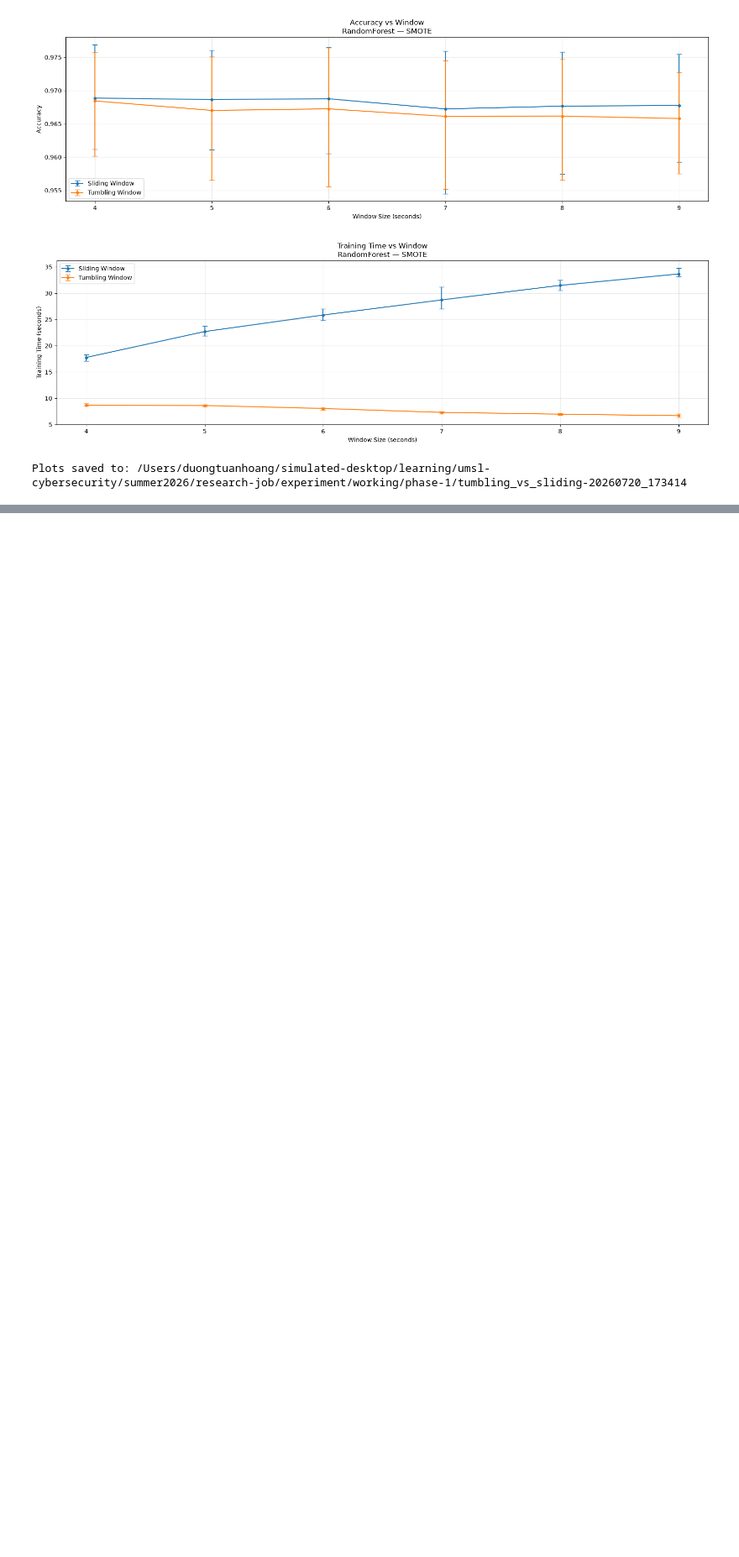
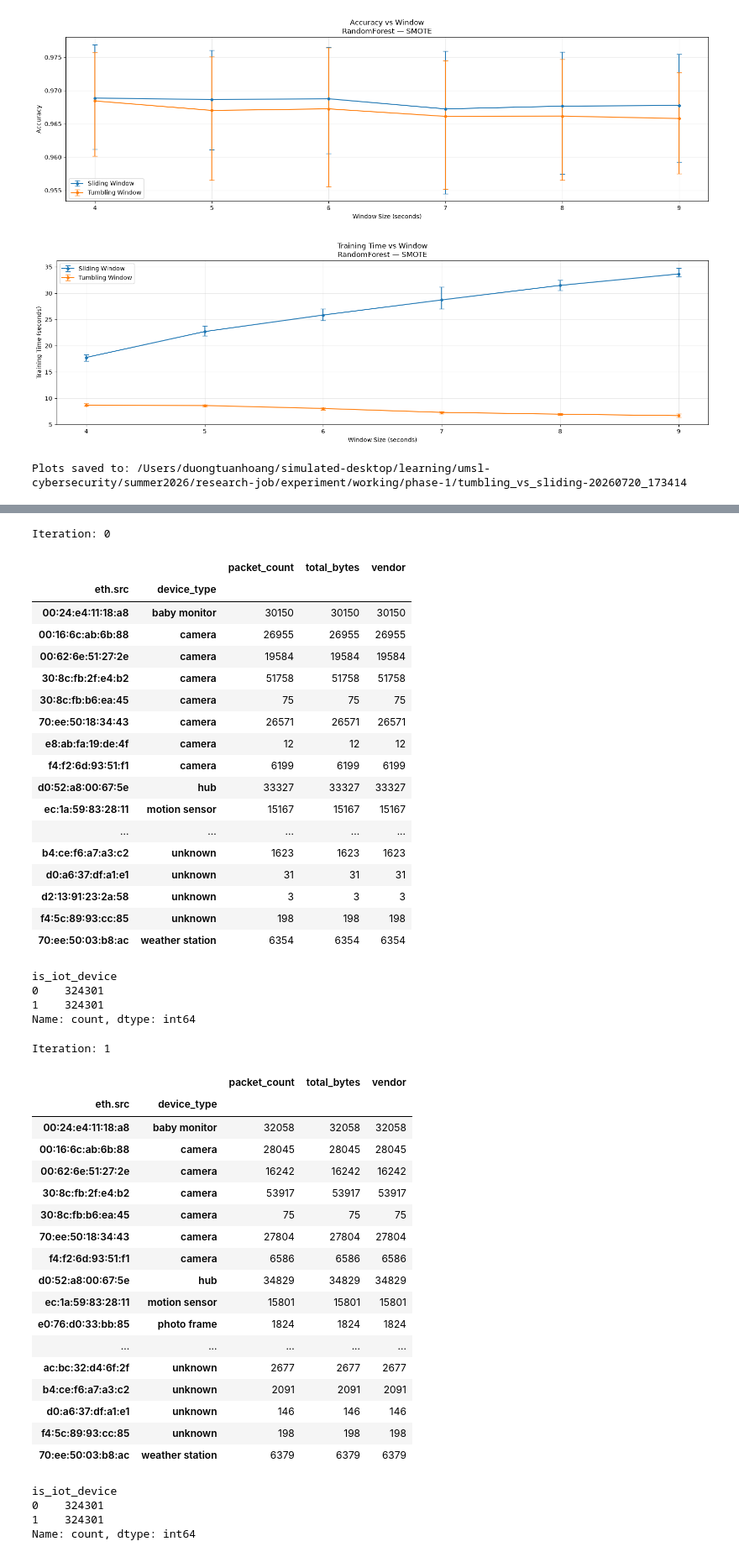
Before and after one commit to dtuan2604/NetSysResearch, a Jupyter notebook: experiment/working/phase-1/notebook.ipynb, the cells around one changed output, grey strips where cells are left out. Shown at 84% size. Drawn from its saved outputs; the diff is of its cells as text; code cells hidden in the pictures; blank space fills up the shorter version.

```diff
--- a/experiment/working/phase-1/notebook.ipynb
+++ b/experiment/working/phase-1/notebook.ipynb
@@ -931,0 +1001,60 @@ for file in csv_files_2:
+# %%
+training_and_validation_set = []
+for iteration, (train_indices, val_indices) in enumerate(stratifiedKFold.split(X=X, y=y)):
+    X_train, y_train = X.iloc[train_indices].reset_index(drop=True), y.iloc[train_indices].reset_index(drop=True)
+    X_val, y_val = X.iloc[val_indices].reset_index(drop=True), y.iloc[val_indices].reset_index(drop=True)
+    sampler = create_under_sampler()
+
+    X_sample, y_sample = sampler.fit_resample(X_train, y_train)
+    print(f"Iteration: {iteration}")
+    display(X_sample.groupby(["eth.src", "device_type"]).count().sort_values(by="device_type"))
+    display(y_sample.value_counts())
+
+    training_and_validation_set.append((X_sample, y_sample, X_val, y_val))
+# %% [output]
+Iteration: 0
+|  |  | packet_count | total_bytes | vendor |
+| eth.src | device_type |  |  |  |
+| 00:24:e4:11:18:a8 | baby monitor | 30150 | 30150 | 30150 |
+| 00:16:6c:ab:6b:88 | camera | 26955 | 26955 | 26955 |
+| 00:62:6e:51:27:2e | camera | 19584 | 19584 | 19584 |
+| 30:8c:fb:2f:e4:b2 | camera | 51758 | 51758 | 51758 |
+| 30:8c:fb:b6:ea:45 | camera | 75 | 75 | 75 |
+| 70:ee:50:18:34:43 | camera | 26571 | 26571 | 26571 |
+| e8:ab:fa:19:de:4f | camera | 12 | 12 | 12 |
+| f4:f2:6d:93:51:f1 | camera | 6199 | 6199 | 6199 |
+| d0:52:a8:00:67:5e | hub | 33327 | 33327 | 33327 |
+| ec:1a:59:83:28:11 | motion sensor | 15167 | 15167 | 15167 |
+| ... | ... | ... | ... | ... |
+| b4:ce:f6:a7:a3:c2 | unknown | 1623 | 1623 | 1623 |
+| d0:a6:37:df:a1:e1 | unknown | 31 | 31 | 31 |
+| d2:13:91:23:2a:58 | unknown | 3 | 3 | 3 |
+| f4:5c:89:93:cc:85 | unknown | 198 | 198 | 198 |
+| 70:ee:50:03:b8:ac | weather station | 6354 | 6354 | 6354 |
+is_iot_device
+0    324301
+1    324301
+Name: count, dtype: int64
+Iteration: 1
+|  |  | packet_count | total_bytes | vendor |
+| eth.src | device_type |  |  |  |
+| 00:24:e4:11:18:a8 | baby monitor | 32058 | 32058 | 32058 |
+| 00:16:6c:ab:6b:88 | camera | 28045 | 28045 | 28045 |
+| 00:62:6e:51:27:2e | camera | 16242 | 16242 | 16242 |
+| 30:8c:fb:2f:e4:b2 | camera | 53917 | 53917 | 53917 |
+| 30:8c:fb:b6:ea:45 | camera | 75 | 75 | 75 |
+| 70:ee:50:18:34:43 | camera | 27804 | 27804 | 27804 |
+| f4:f2:6d:93:51:f1 | camera | 6586 | 6586 | 6586 |
+| d0:52:a8:00:67:5e | hub | 34829 | 34829 | 34829 |
+| ec:1a:59:83:28:11 | motion sensor | 15801 | 15801 | 15801 |
+| e0:76:d0:33:bb:85 | photo frame | 1824 | 1824 | 1824 |
+| ... | ... | ... | ... | ... |
+| ac:bc:32:d4:6f:2f | unknown | 2677 | 2677 | 2677 |
+| b4:ce:f6:a7:a3:c2 | unknown | 2091 | 2091 | 2091 |
+| d0:a6:37:df:a1:e1 | unknown | 146 | 146 | 146 |
+| f4:5c:89:93:cc:85 | unknown | 198 | 198 | 198 |
+| 70:ee:50:03:b8:ac | weather station | 6379 | 6379 | 6379 |
+is_iot_device
+0    324301
+1    324301
+Name: count, dtype: int64
```
Also changed, not shown: parts of 18 cells of this notebook, 3 other files.
